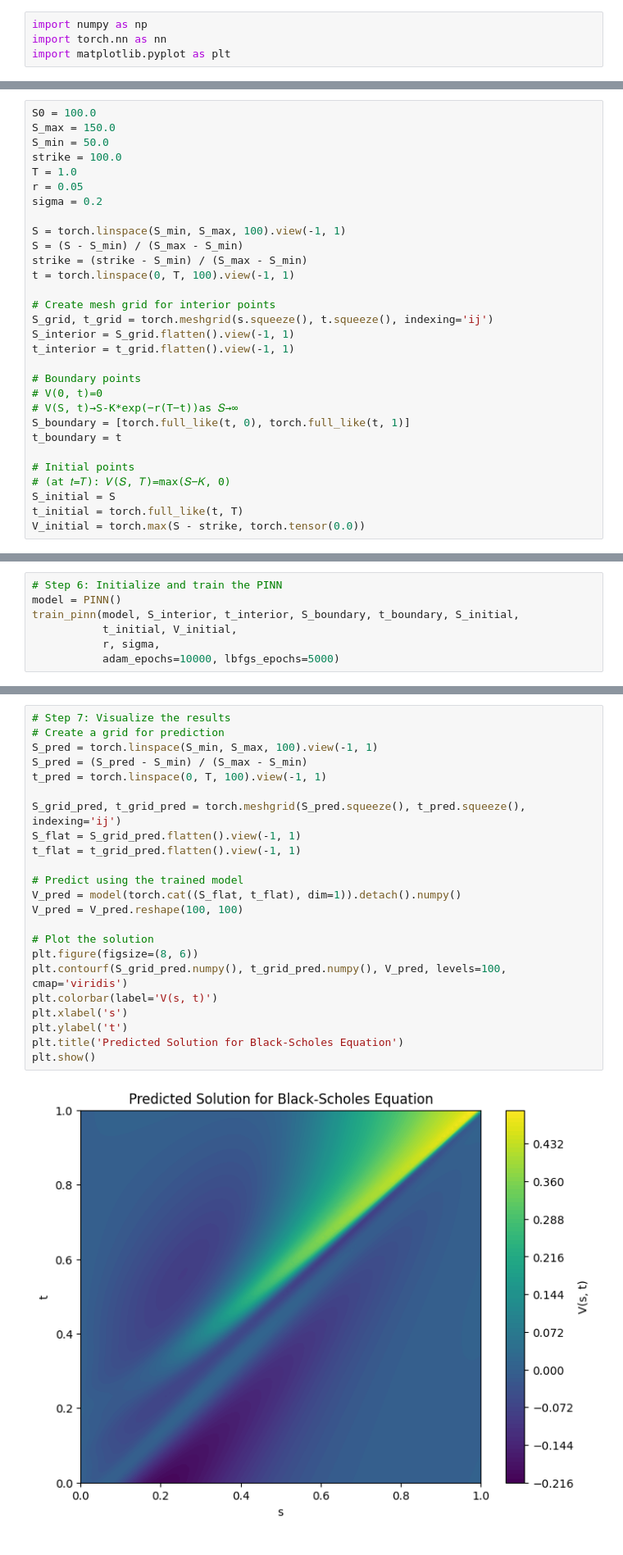
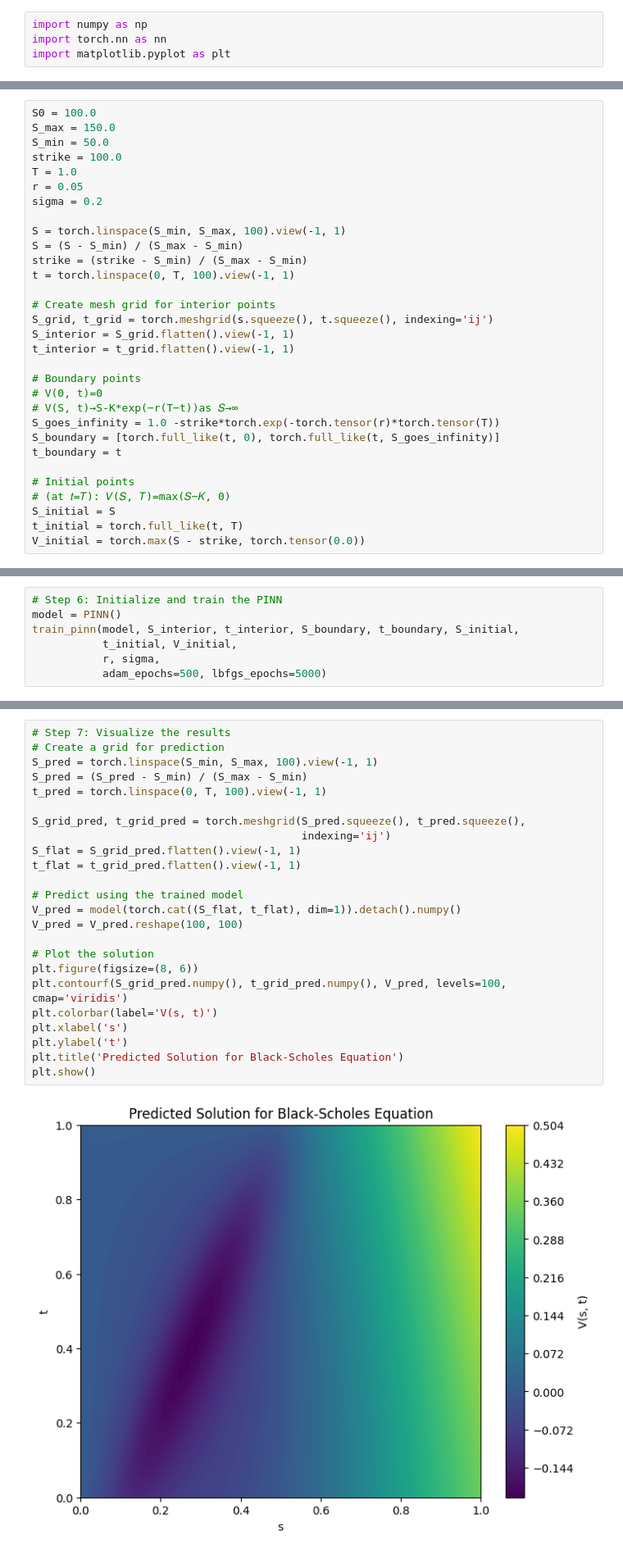
Before and after one commit to aderdouri/PINNs, a Jupyter notebook: Tutorials/BlackScholes_equation.ipynb, the cells around one changed output, grey strips where cells are left out. Shown at 82% size. Drawn from its saved outputs; the diff is of its cells as text.

```diff
--- a/Tutorials/BlackScholes_equation.ipynb
+++ b/Tutorials/BlackScholes_equation.ipynb
@@ -206,7 +206,8 @@ t_interior = t_grid.flatten().view(-1, 1)
 # Boundary points
 # V(0, t)=0
 # V(S, t)→S-K*exp(−r(T−t))as 𝑆→∞
-S_boundary = [torch.full_like(t, 0), torch.full_like(t, 1)]
+S_goes_infinity = 1.0 -strike*torch.exp(-torch.tensor(r)*torch.tensor(T))
+S_boundary = [torch.full_like(t, 0), torch.full_like(t, S_goes_infinity)]
 t_boundary = t
 
 # Initial points
@@ -220,5 +225,5 @@ model = PINN()
 train_pinn(model, S_interior, t_interior, S_boundary, t_boundary, S_initial,
            t_initial, V_initial,
            r, sigma,
-           adam_epochs=10000, lbfgs_epochs=5000)
+           adam_epochs=500, lbfgs_epochs=5000)
 # %% [output]
@@ -242,28 +236,29 @@ Starting LBFGS optimization...
 # %%
 # Step 7: Visualize the results
 # Create a grid for prediction
 S_pred = torch.linspace(S_min, S_max, 100).view(-1, 1)
 S_pred = (S_pred - S_min) / (S_max - S_min)
 t_pred = torch.linspace(0, T, 100).view(-1, 1)
 
-S_grid_pred, t_grid_pred = torch.meshgrid(S_pred.squeeze(), t_pred.squeeze(), indexing='ij')
+S_grid_pred, t_grid_pred = torch.meshgrid(S_pred.squeeze(), t_pred.squeeze(),
+                                          indexing='ij')
 S_flat = S_grid_pred.flatten().view(-1, 1)
 t_flat = t_grid_pred.flatten().view(-1, 1)
 
 # Predict using the trained model
 V_pred = model(torch.cat((S_flat, t_flat), dim=1)).detach().numpy()
 V_pred = V_pred.reshape(100, 100)
 
 # Plot the solution
 plt.figure(figsize=(8, 6))
 plt.contourf(S_grid_pred.numpy(), t_grid_pred.numpy(), V_pred, levels=100, cmap='viridis')
 plt.colorbar(label='V(s, t)')
 plt.xlabel('s')
 plt.ylabel('t')
 plt.title('Predicted Solution for Black-Scholes Equation')
 plt.show()
 # %% [output]
-[figure, old version]
+[figure, new version]
 # %%
 # Example Usage
 S = torch.tensor([100.0], dtype=torch.float32)  # Stock price
```
Also changed, not shown: parts of 4 cells of this notebook.
